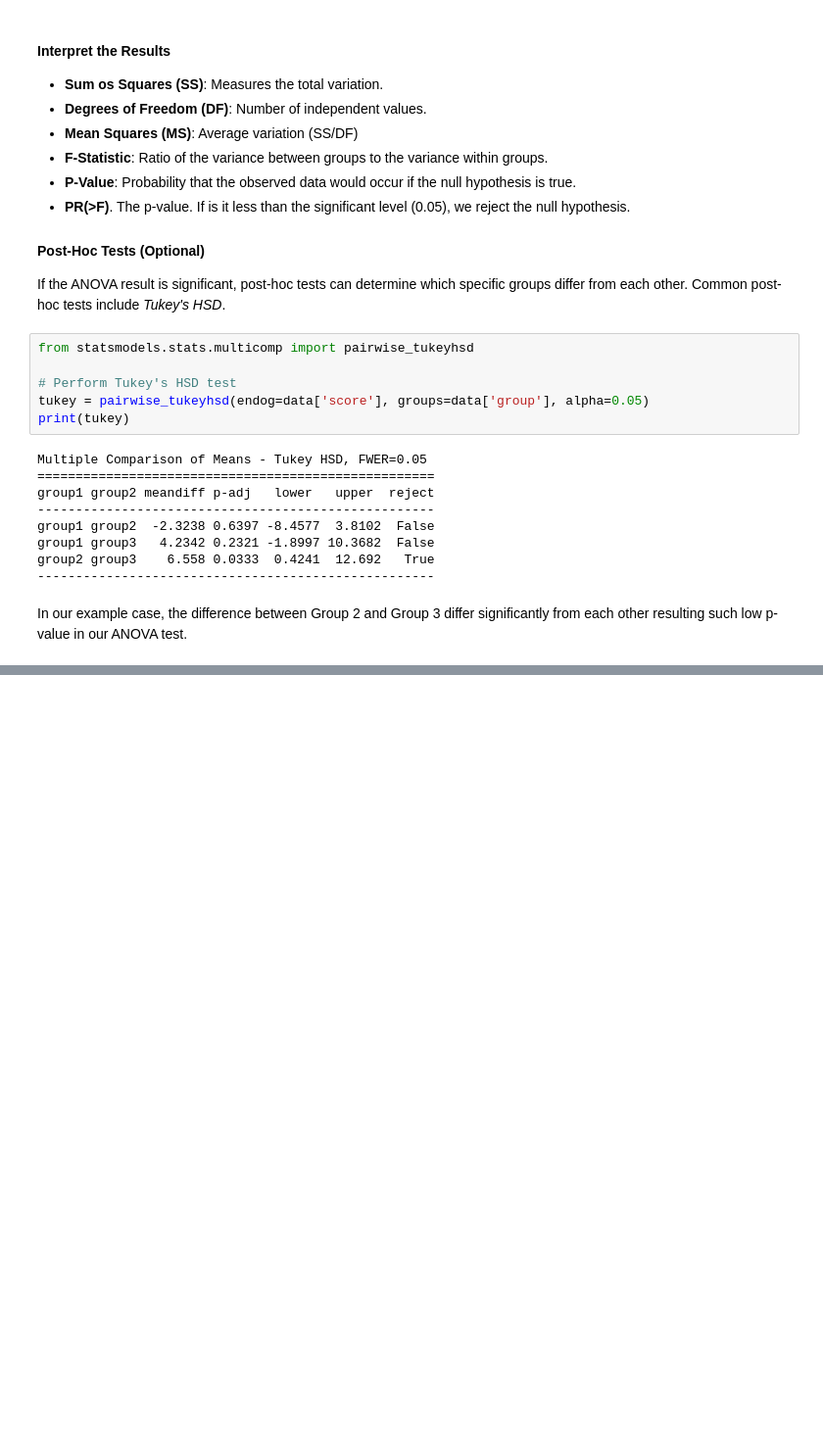
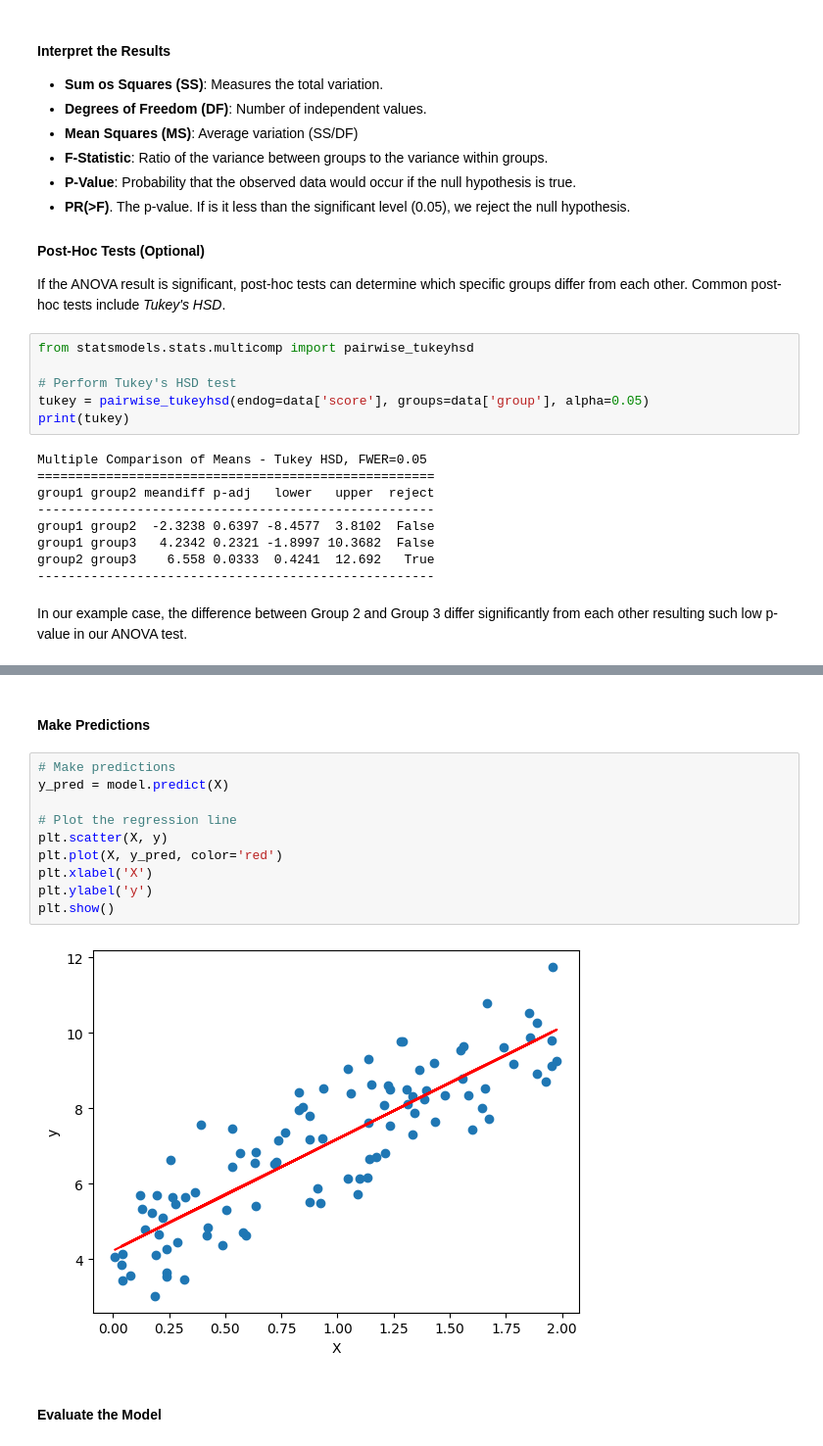
Before and after one commit to Dazurashi/Data-Science, a Jupyter notebook: Math-and-Statistics/statistics.ipynb, the cells around one changed output, grey strips where cells are left out. Shown at 98% size. Saved outputs shown, nothing was run; the diff lists cells and outputs as text; blank space fills up the shorter version.

```diff
--- a/Math-and-Statistics/statistics.ipynb
+++ b/Math-and-Statistics/statistics.ipynb
@@ -388,0 +443,16 @@ Firstly lets look at the types in general sense and then we take a deeper look a
+# %% [markdown]
+#### Make Predictions
+# %%
+# Make predictions
+y_pred = model.predict(X)
+
+# Plot the regression line
+plt.scatter(X, y)
+plt.plot(X, y_pred, color='red')
+plt.xlabel('X')
+plt.ylabel('y')
+plt.show()
+# %% [output]
+[figure, added]
+# %% [markdown]
+#### Evaluate the Model
```
Also changed, not shown: parts of 9 cells of this notebook.
